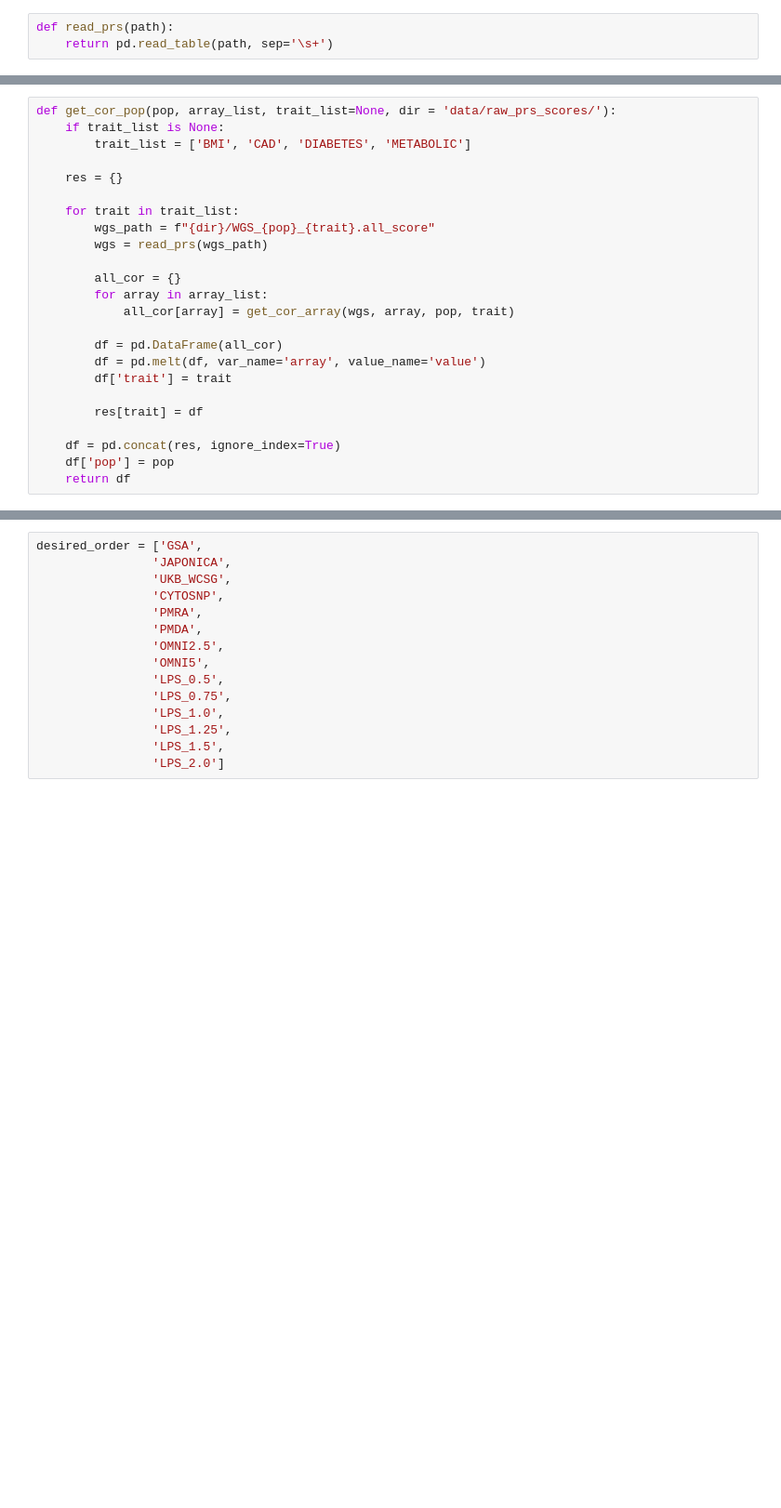
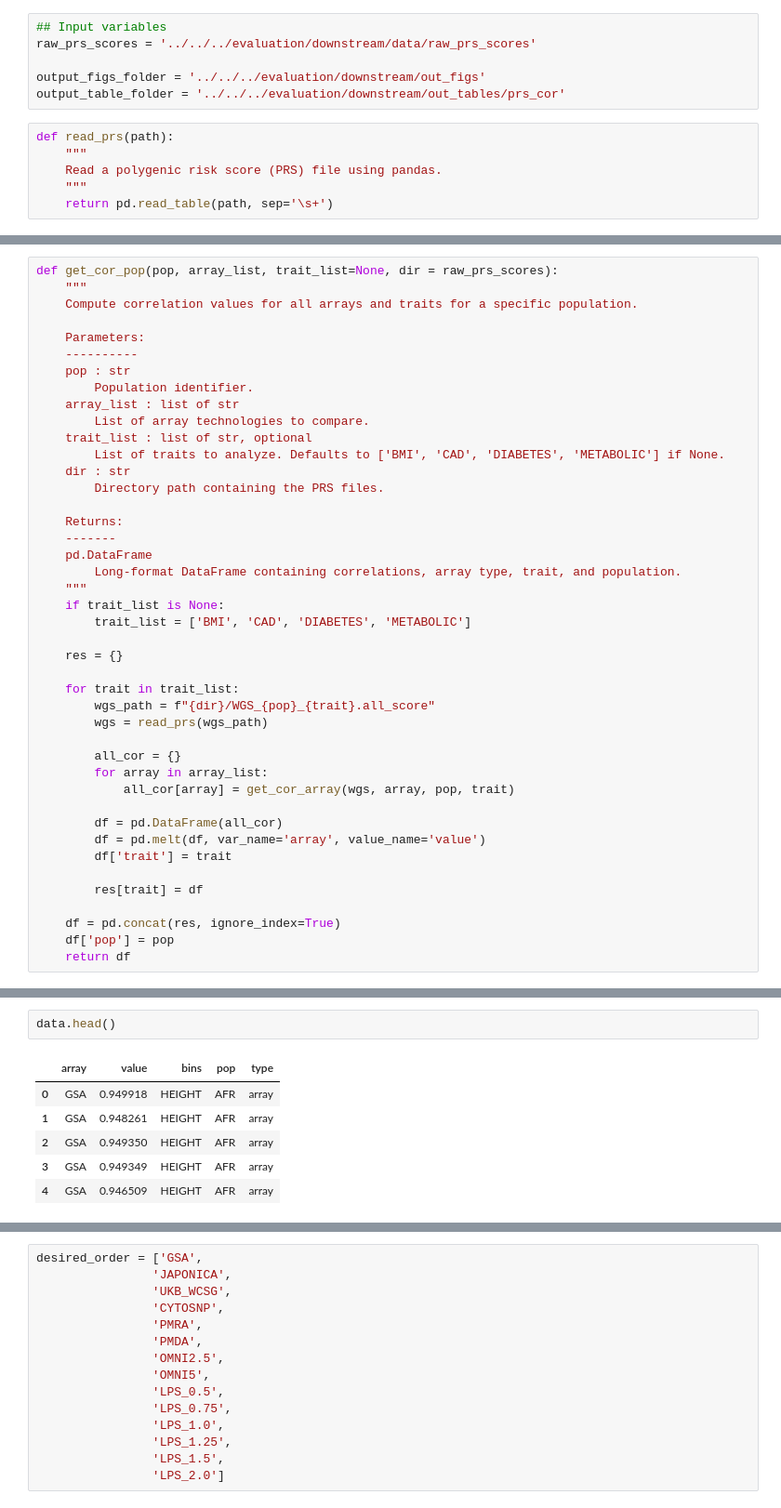
Before and after one commit to KTest-VN/lps_paper, a Jupyter notebook: docs/evaluation/jupyter-files/03.prs_cor.ipynb, the cells around one changed output, grey strips where cells are left out. Shown: that part at 93% size. Saved outputs shown, nothing was run; the diff lists cells and outputs as text; blank space fills up the shorter version.

Commit message:
update: revise PGS Correlation visualizing

```diff
--- a/docs/evaluation/jupyter-files/03.prs_cor.ipynb
+++ b/docs/evaluation/jupyter-files/03.prs_cor.ipynb
@@ -8,5 +29,14 @@ import numpy as np
+# %%
+## Input variables
+raw_prs_scores = '../../../evaluation/downstream/data/raw_prs_scores'
+
+output_figs_folder = '../../../evaluation/downstream/out_figs'
+output_table_folder = '../../../evaluation/downstream/out_tables/prs_cor'
 # %%
 def read_prs(path):
+    """
+    Read a polygenic risk score (PRS) file using pandas.
+    """
     return pd.read_table(path, sep='\s+')
 # %%
 
@@ -20,6 +69,25 @@ def get_cor_array(wgs, array, pop, trait, dir = 'data/raw_prs_scores'):
     return res
 # %%
-def get_cor_pop(pop, array_list, trait_list=None, dir = 'data/raw_prs_scores/'):
+def get_cor_pop(pop, array_list, trait_list=None, dir = raw_prs_scores):
+    """
+    Compute correlation values for all arrays and traits for a specific population.
+
+    Parameters:
+    ----------
+    pop : str
+        Population identifier.
+    array_list : list of str
+        List of array technologies to compare.
+    trait_list : list of str, optional
+        List of traits to analyze. Defaults to ['BMI', 'CAD', 'DIABETES', 'METABOLIC'] if None.
+    dir : str
+        Directory path containing the PRS files.
+
+    Returns:
+    -------
+    pd.DataFrame
+        Long-format DataFrame containing correlations, array type, trait, and population.
+    """
     if trait_list is None:
         trait_list = ['BMI', 'CAD', 'DIABETES', 'METABOLIC']
 
@@ -95,0 +161,9 @@ import numpy as np
+# %%
+data.head()
+# %% [output]
+|  | array | value | bins | pop | type |
+| 0 | GSA | 0.949918 | HEIGHT | AFR | array |
+| 1 | GSA | 0.948261 | HEIGHT | AFR | array |
+| 2 | GSA | 0.949350 | HEIGHT | AFR | array |
+| 3 | GSA | 0.949349 | HEIGHT | AFR | array |
+| 4 | GSA | 0.946509 | HEIGHT | AFR | array |
```
Also changed, not shown: parts of 19 cells of this notebook, 7 other files.
